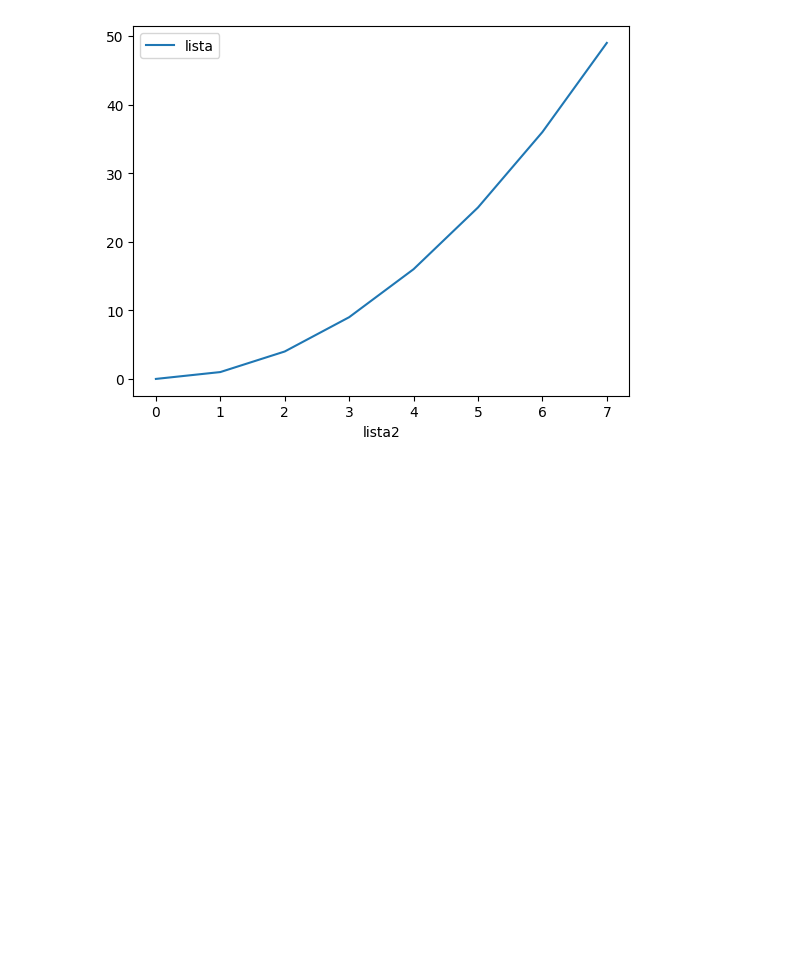
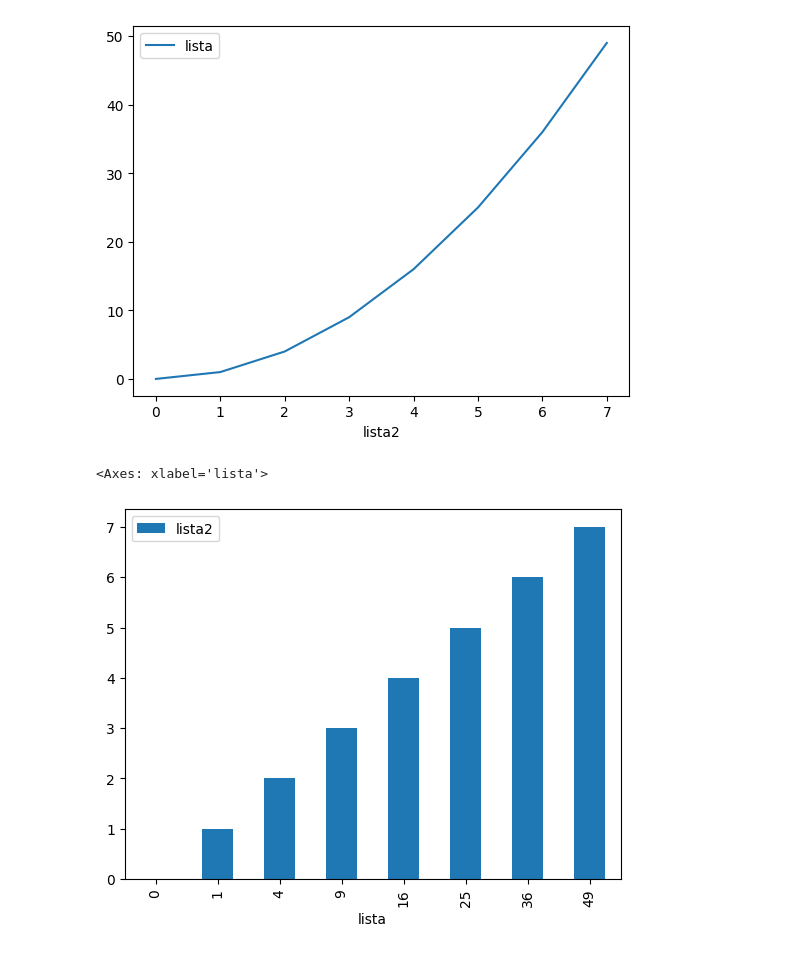
Before and after one commit to JonathanAlvesNogueira/Learning-python, a Jupyter notebook: pandas/graficos.ipynb, the cells around one changed output. Saved outputs shown, nothing was run; the diff lists cells and outputs as text; code cells hidden in the pictures; blank space fills up the shorter version.

```diff
--- a/pandas/graficos.ipynb
+++ b/pandas/graficos.ipynb
@@ -37,3 +37,8 @@ display(dt.plot(x='lista2', y='lista'))
 | 7 | 49 | 7 | 9 |
 <Axes: xlabel='lista2'>
 [figure]
+# %%
+display(dt.plot.bar(x='lista', y='lista2'))
+# %% [output]
+<Axes: xlabel='lista'>
+[figure, added]
```
Also changed, not shown: parts of 2 cells of this notebook, 2 other files.
